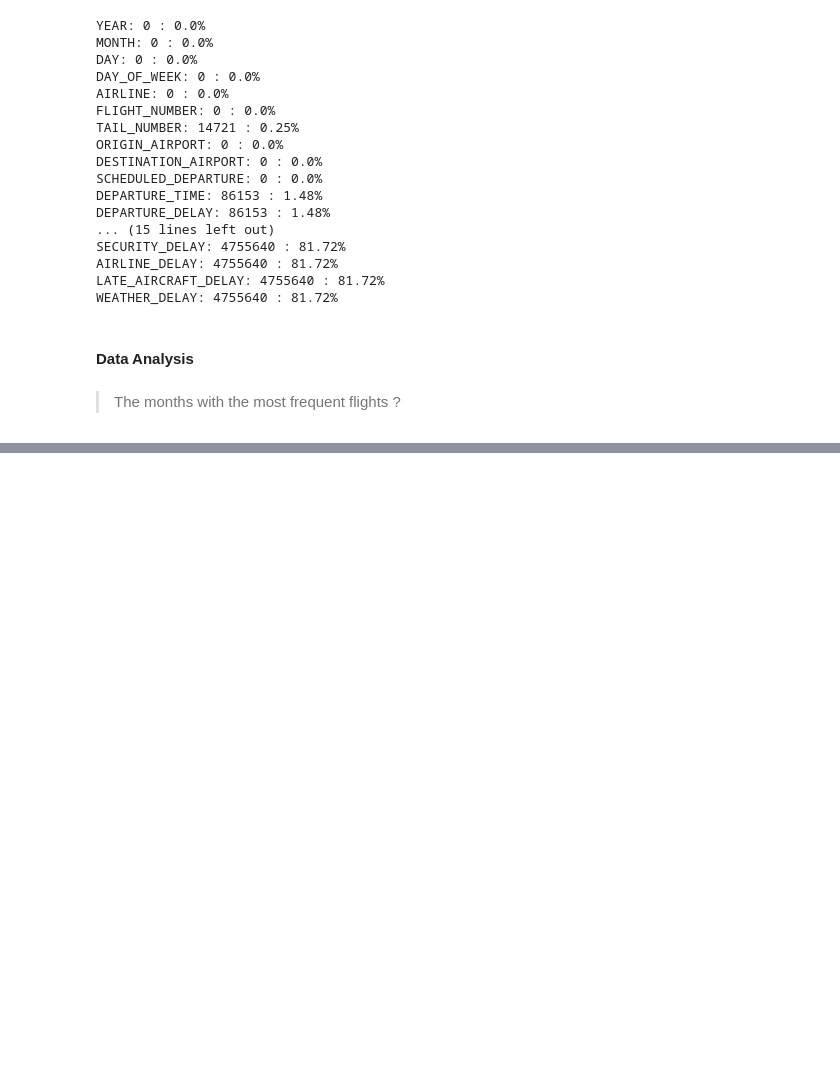
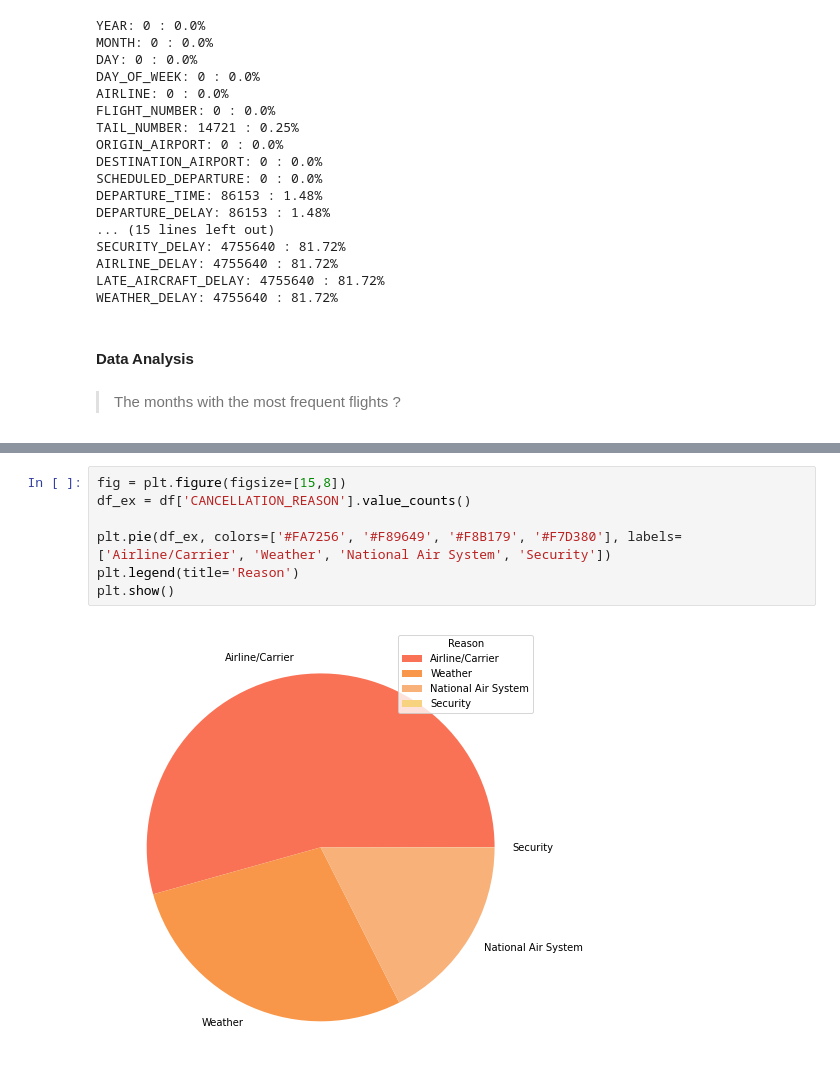
Before and after one commit to Yousef-Nasr/Flight-Cancellation-Classiffication, a Jupyter notebook: main.ipynb, the cells around one changed output, grey strips where cells are left out. Cells and saved outputs as stored; diff of their text form; blank space fills up the shorter version.

```diff
--- a/main.ipynb
+++ b/main.ipynb
@@ -115,0 +125,9 @@ sns.countplot(df_ex['MONTH'], palette=['#FA7256', '#F89649', '#F8B179', '#F7D380
+# %%
+fig = plt.figure(figsize=[15,8])
+df_ex = df['CANCELLATION_REASON'].value_counts()
+
+plt.pie(df_ex, colors=['#FA7256', '#F89649', '#F8B179', '#F7D380'], labels=['Airline/Carrier', 'Weather', 'National Air System', 'Security'])
+plt.legend(title='Reason')
+plt.show()
+# %% [output]
+[figure, added]
```
Also changed, not shown: parts of 5 cells of this notebook, 2 other files.
